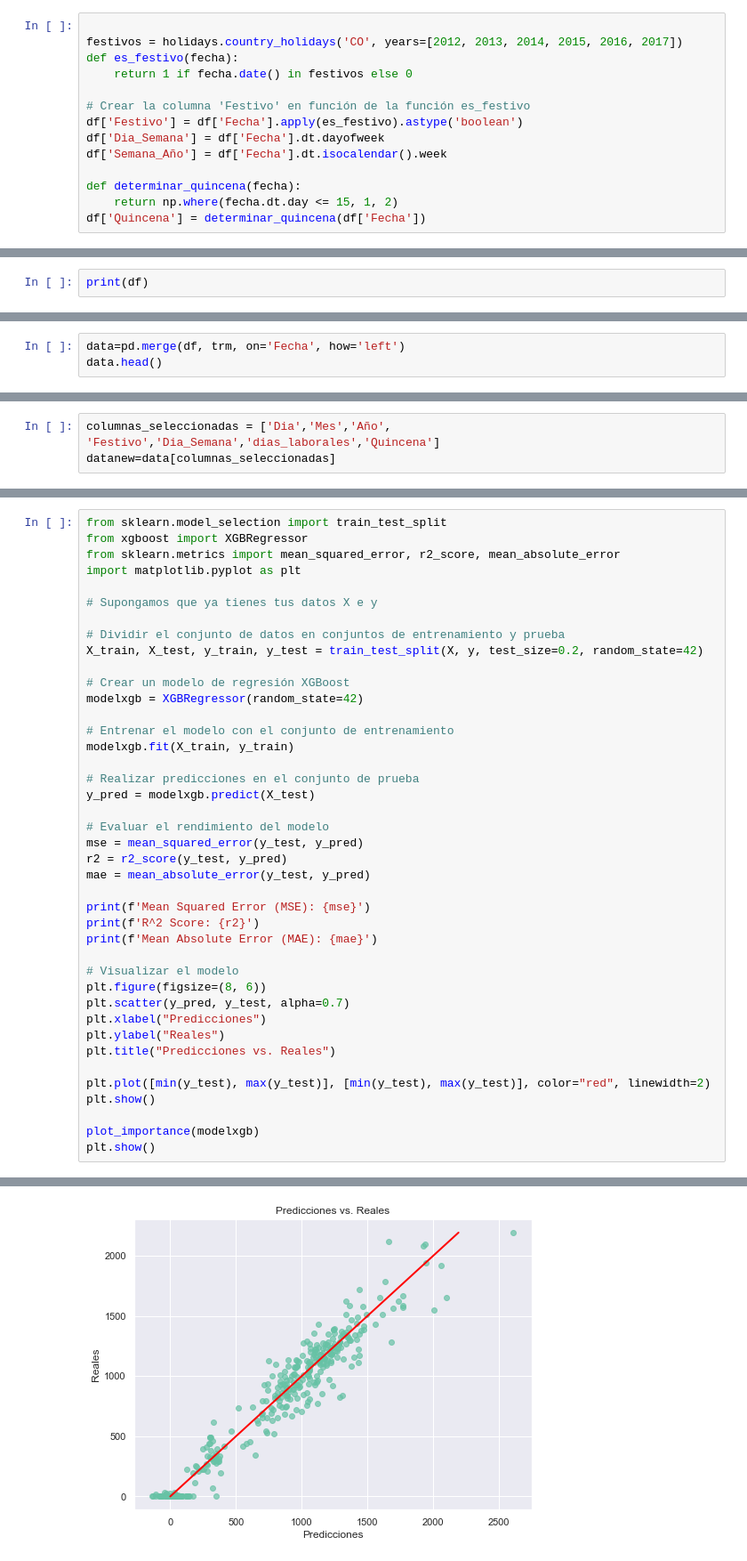
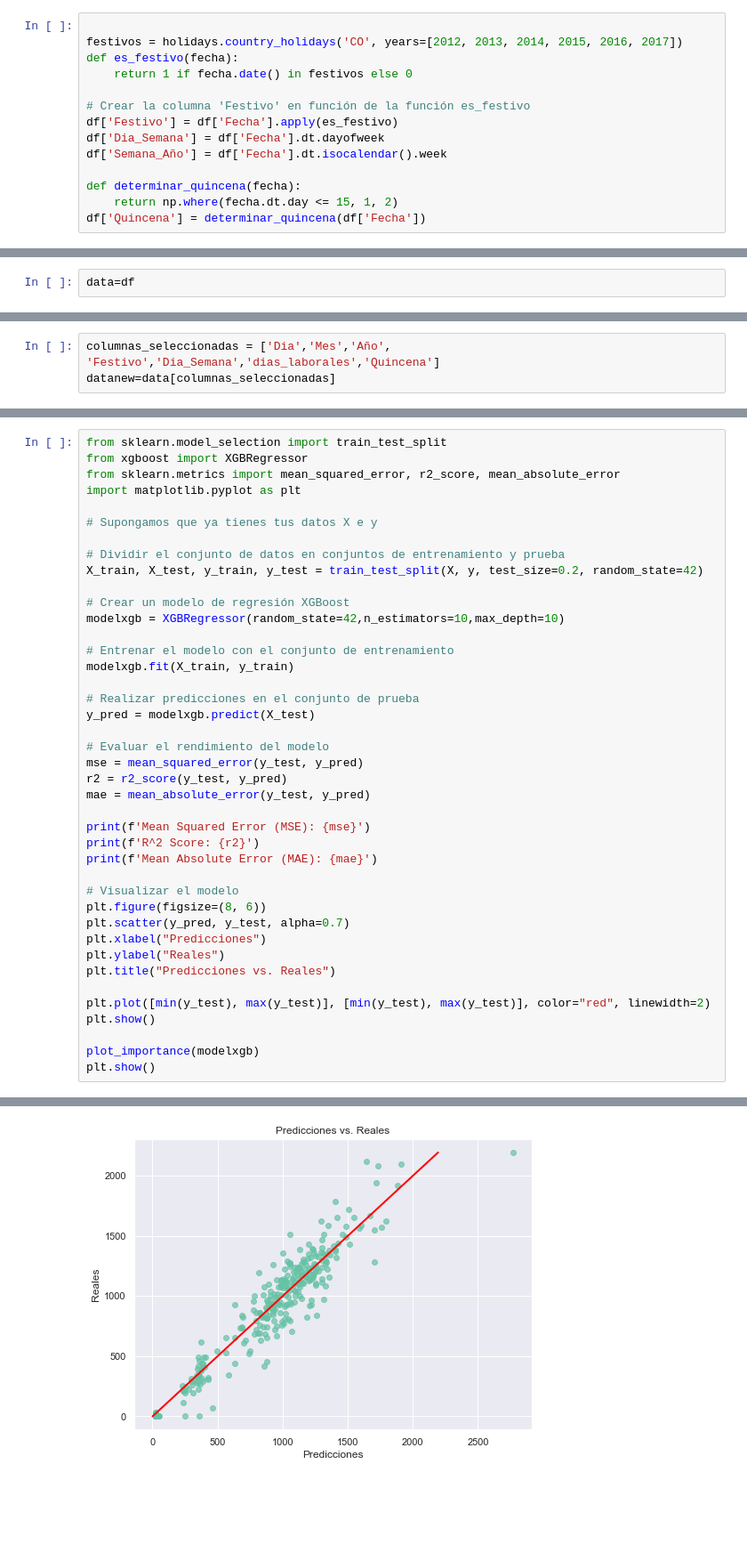
Before and after one commit to Pai-san/proyecto4-analitica, a Jupyter notebook: main.ipynb, the cells around one changed output, grey strips where cells are left out. Shown at 89% size. Drawn from its saved outputs; the diff is of its cells as text; blank space fills up the shorter version.

```diff
--- a/main.ipynb
+++ b/main.ipynb
@@ -124,7 +124,7 @@ def es_festivo(fecha):
     return 1 if fecha.date() in festivos else 0
 
 # Crear la columna 'Festivo' en función de la función es_festivo
-df['Festivo'] = df['Fecha'].apply(es_festivo).astype('boolean')
+df['Festivo'] = df['Fecha'].apply(es_festivo)
 df['Dia_Semana'] = df['Fecha'].dt.dayofweek
 df['Semana_Año'] = df['Fecha'].dt.isocalendar().week
 
@@ -135,4 +135,4 @@ df['Quincena'] = determinar_quincena(df['Fecha'])
 condicion_dias_laborales = (df['Dia_Semana'] != 6) & (df['Festivo'] != 1)
 df['dias_laborales'] = condicion_dias_laborales.astype(int)
 # %%
-print(df)
+data=df
@@ -167,3 +138,0 @@ trm.head()
-# %%
-data=pd.merge(df, trm, on='Fecha', how='left')
-data.head()
@@ -357,7 +318,7 @@ import matplotlib.pyplot as plt
 X_train, X_test, y_train, y_test = train_test_split(X, y, test_size=0.2, random_state=42)
 
 # Crear un modelo de regresión XGBoost
-modelxgb = XGBRegressor(random_state=42)
+modelxgb = XGBRegressor(random_state=42,n_estimators=10,max_depth=10)
 
 # Entrenar el modelo con el conjunto de entrenamiento
 modelxgb.fit(X_train, y_train)
@@ -393 +354 @@ Mean Absolute Error (MAE): 94.83997279373023
-[figure, old version]
+[figure, new version]
```
Also changed, not shown: parts of 16 cells of this notebook.
